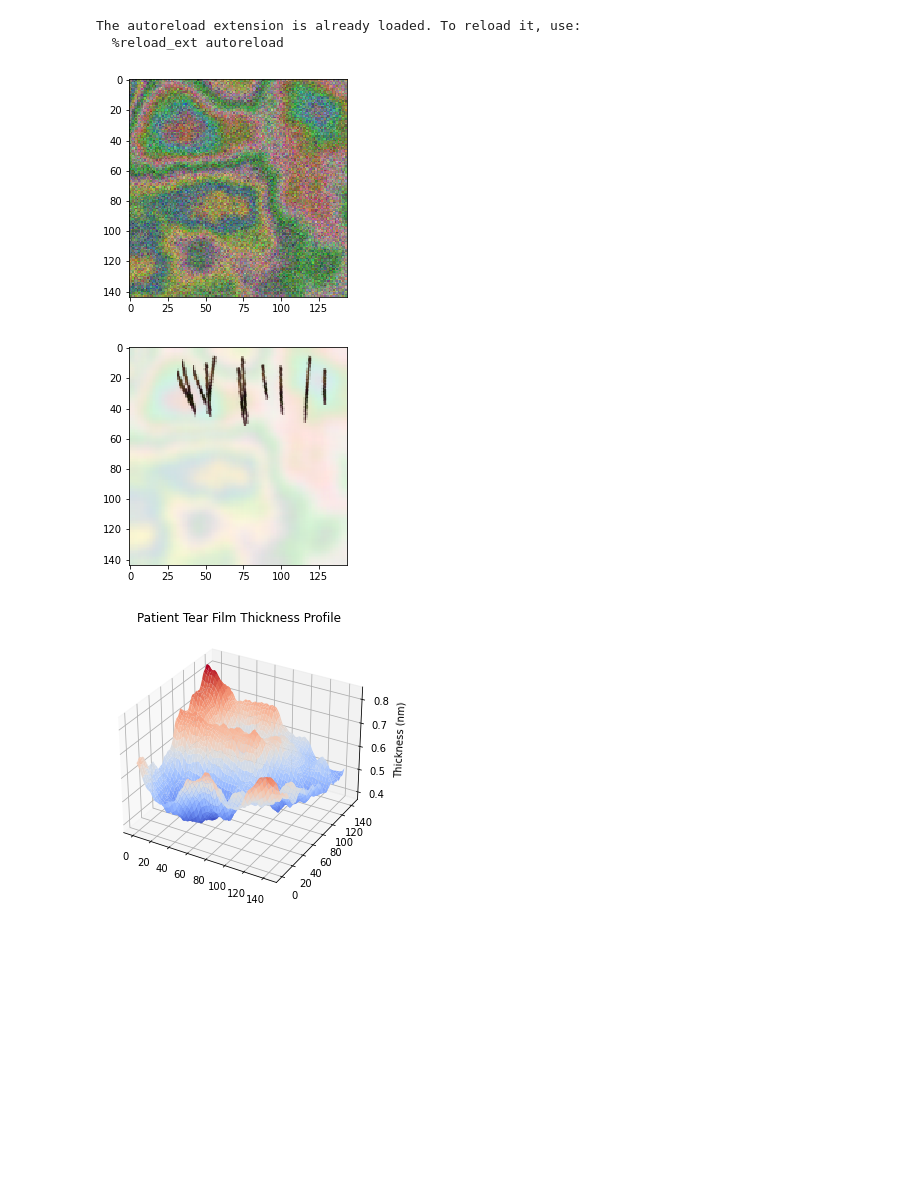
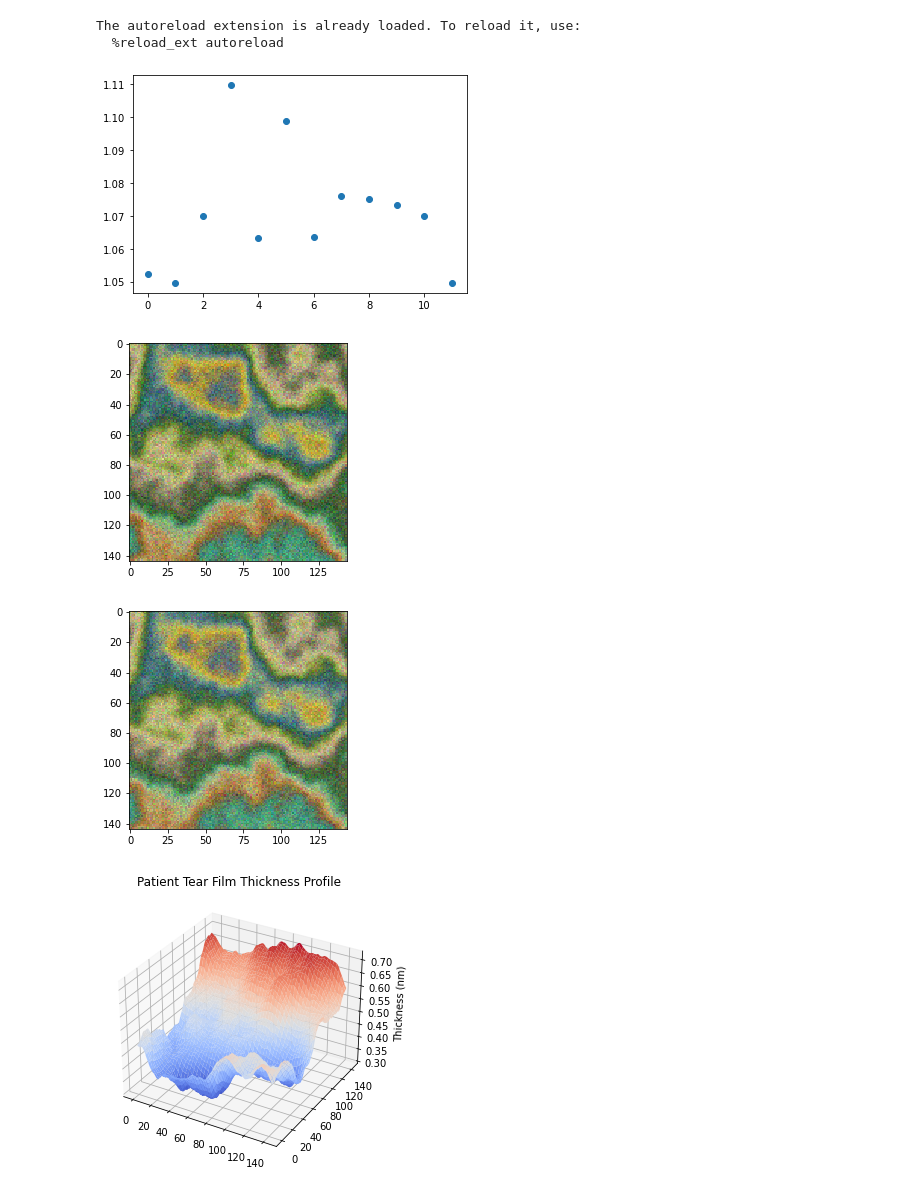
Before and after one commit to HSEyeFuller/test-gcp-transfer, a Jupyter notebook: ConditionalGAN/Playground.ipynb, the cells around one changed output. Saved outputs shown, nothing was run; the diff lists cells and outputs as text; code cells hidden in the pictures; blank space fills up the shorter version.

Commit message:
add plt stats for videos

```diff
--- a/ConditionalGAN/Playground.ipynb
+++ b/ConditionalGAN/Playground.ipynb
@@ -68,13 +68,31 @@ def imRegulate(data):
     mi = np.min(data)
     norm = ((data - mi) / (m - mi))*255
     return norm.astype(np.uint8)
+
+def collectVideoStats(imageSet):
+
+    maxes = []
+    mins = []
+    for frame in imageSet:
+        maxes.append(np.amax(frame))
+        mins.append(np.amin(frame))
+
+    return {'maxes': maxes, 'mins': mins}
+
+def showVideoStats(imageSet):
+    stats = collectVideoStats(imageSet)
+
+    plt.scatter(np.arange(len(imageSet)), stats['maxes'])
+    return plt.show()
 # %%
-showImage(cleanImages[0][10], dim=144)
-showImage(images[0][10], dim=144)
+showVideoStats(images[0])
+showImage(cleanImages[0][0], dim=144)
+showImage(images[0][0], dim=144)
 showMap(maps[0][0], dim = 144)
 # %% [output]
-[figure, old version]
+[figure, new version]
-[figure, old version]
+[figure, new version]
-[figure, old version]
+[figure, new version]
+[figure, added]
 # %%
 showMap(maps[0][0], dim = 144)
```
Also changed, not shown: parts of 1 cell of this notebook.
